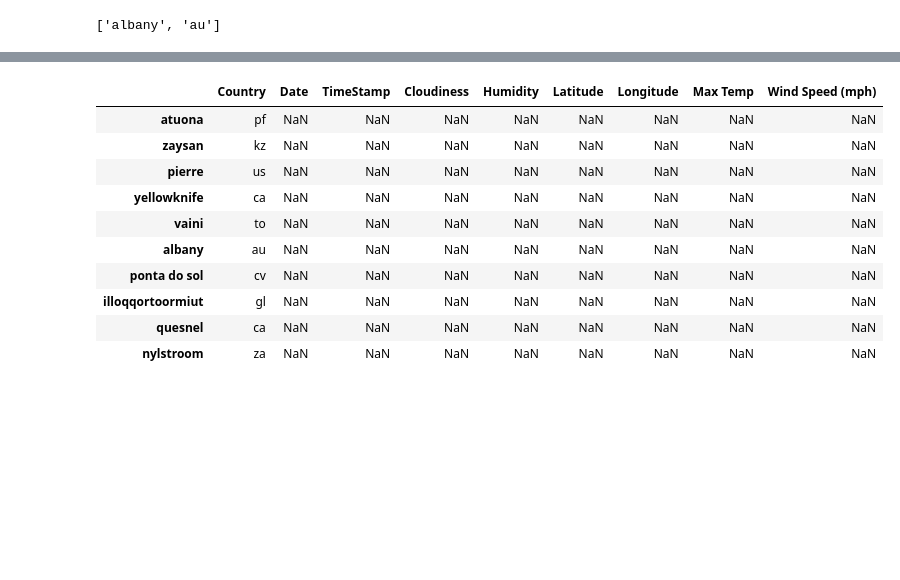
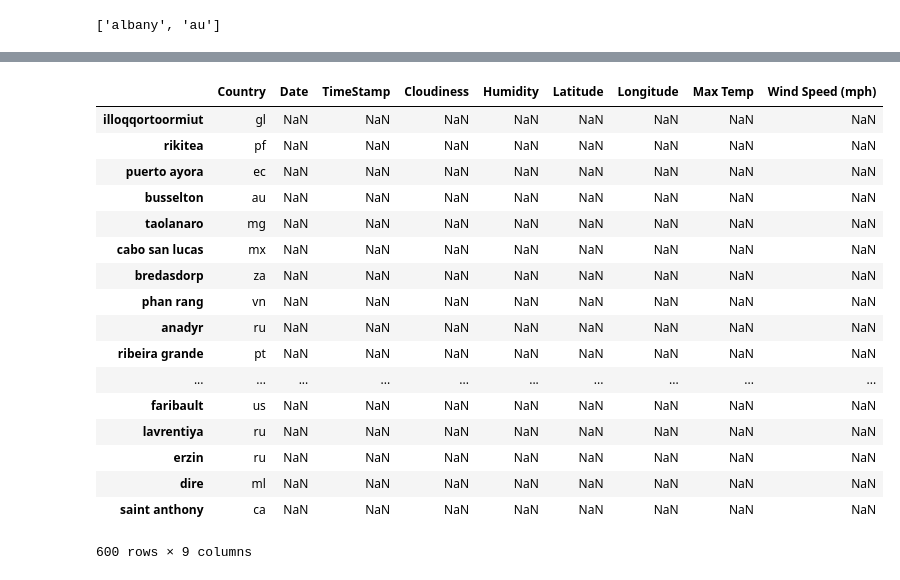
Before and after one commit to Kevinxy00/Python-APIs-DataChallenge, a Jupyter notebook: WeatherAPI_Main.ipynb, the cells around one changed output, grey strips where cells are left out. Drawn from its saved outputs; the diff is of its cells as text; code cells hidden in the pictures; blank space fills up the shorter version.

```diff
--- a/WeatherAPI_Main.ipynb
+++ b/WeatherAPI_Main.ipynb
@@ -61,52 +61,61 @@ def getCitySample(number):
     city_ls = []
     country_ls = []
 
+    #while sample is less than the sample number
     while len(sample_ls) < number:
-        Lati = np.random.uniform(low = -90, high = 90)
+        Lati = np.random.uniform(low = -90, high = 90) #random lat and long values to be input into citypy
         Longi = np.random.uniform(low = -180, high = 180)
 
         #get nearest city name and country code (in case city name is common one)
         city = citipy.nearest_city(Lati, Longi).city_name
         country = citipy.nearest_city(Lati, Longi).country_code
 
         #check if city name is in the sample list
         duplicate = False
         for entry in sample_ls:
             if city == entry[0] and country == entry [1]:
                 duplicate = True
                 break
             else:
                 continue
         if duplicate == False:
             city_ls.append(city)
             country_ls.append(country)
             sample_ls.append([city, country])
 
 
     #dataframe of the sample of cities
-    columns=['Country', 'Date', 'TimeStamp', 'Cloudiness', 'Humidity', 'Latitude', 'Longitude', 'Max Temp', 'Wind Speed (mph)']
+    columns=['Country', 'Date', 'TimeStamp', 'Cloudiness', 'Humidity', 'Latitude', 'Longitude',\
+             'Max Temp', 'Wind Speed (mph)']
     df = pd.DataFrame(data=sample_ls, index=city_ls)
     df = df.reindex(columns=columns) #set blank columns
     df['Country'] = country_ls # add in country abbreviations
 
     return df
 
-# get sample of cities == 10
-citySample_df = getCitySample(10)
+# get sample of cities == 600
+citySample_df = getCitySample(600)
 
 citySample_df
 # %% [output]
 |  | Country | Date | TimeStamp | Cloudiness | Humidity | Latitude | Longitude | Max Temp | Wind Speed (mph) |
-| atuona | pf | NaN | NaN | NaN | NaN | NaN | NaN | NaN | NaN |
-| zaysan | kz | NaN | NaN | NaN | NaN | NaN | NaN | NaN | NaN |
-| pierre | us | NaN | NaN | NaN | NaN | NaN | NaN | NaN | NaN |
-| yellowknife | ca | NaN | NaN | NaN | NaN | NaN | NaN | NaN | NaN |
-| vaini | to | NaN | NaN | NaN | NaN | NaN | NaN | NaN | NaN |
-| albany | au | NaN | NaN | NaN | NaN | NaN | NaN | NaN | NaN |
-| ponta do sol | cv | NaN | NaN | NaN | NaN | NaN | NaN | NaN | NaN |
 | illoqqortoormiut | gl | NaN | NaN | NaN | NaN | NaN | NaN | NaN | NaN |
-| quesnel | ca | NaN | NaN | NaN | NaN | NaN | NaN | NaN | NaN |
-| nylstroom | za | NaN | NaN | NaN | NaN | NaN | NaN | NaN | NaN |
+| rikitea | pf | NaN | NaN | NaN | NaN | NaN | NaN | NaN | NaN |
+| puerto ayora | ec | NaN | NaN | NaN | NaN | NaN | NaN | NaN | NaN |
+| busselton | au | NaN | NaN | NaN | NaN | NaN | NaN | NaN | NaN |
+| taolanaro | mg | NaN | NaN | NaN | NaN | NaN | NaN | NaN | NaN |
+| cabo san lucas | mx | NaN | NaN | NaN | NaN | NaN | NaN | NaN | NaN |
+| bredasdorp | za | NaN | NaN | NaN | NaN | NaN | NaN | NaN | NaN |
+| phan rang | vn | NaN | NaN | NaN | NaN | NaN | NaN | NaN | NaN |
+| anadyr | ru | NaN | NaN | NaN | NaN | NaN | NaN | NaN | NaN |
+| ribeira grande | pt | NaN | NaN | NaN | NaN | NaN | NaN | NaN | NaN |
+| ... | ... | ... | ... | ... | ... | ... | ... | ... | ... |
+| faribault | us | NaN | NaN | NaN | NaN | NaN | NaN | NaN | NaN |
+| lavrentiya | ru | NaN | NaN | NaN | NaN | NaN | NaN | NaN | NaN |
+| erzin | ru | NaN | NaN | NaN | NaN | NaN | NaN | NaN | NaN |
+| dire | ml | NaN | NaN | NaN | NaN | NaN | NaN | NaN | NaN |
+| saint anthony | ca | NaN | NaN | NaN | NaN | NaN | NaN | NaN | NaN |
+600 rows × 9 columns
 # %%
 # url, api key for openweathermap (OWM)
 url = ' http://api.openweathermap.org/data/2.5/weather' #For how to use OWM's api: https://openweathermap.org/current
```
Also changed, not shown: parts of 7 cells of this notebook, 6 other files.
